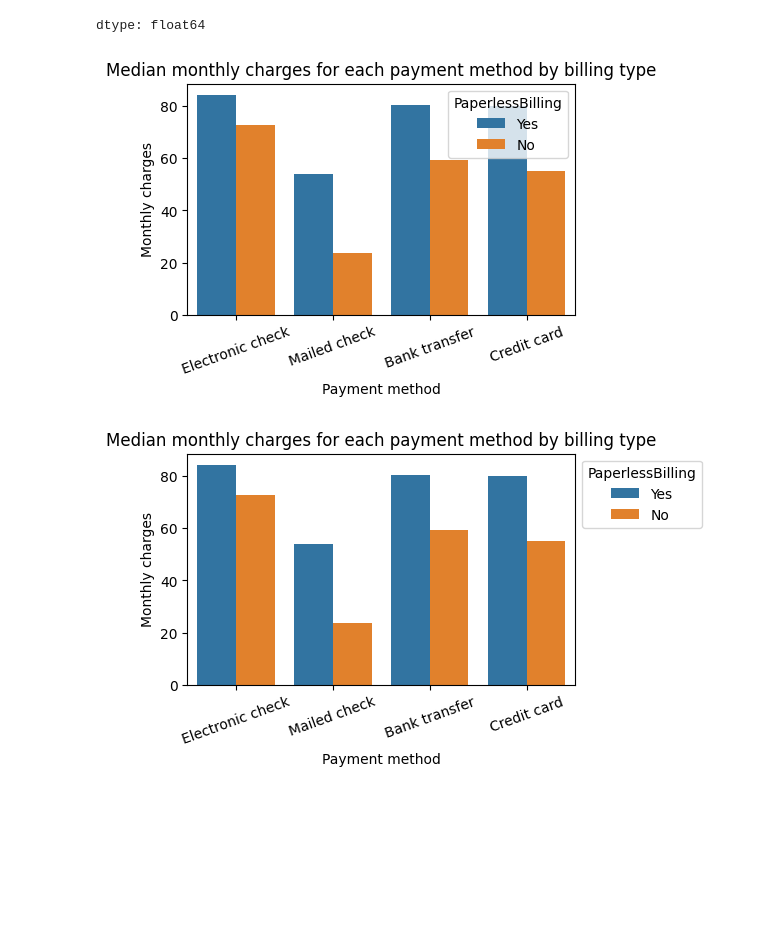
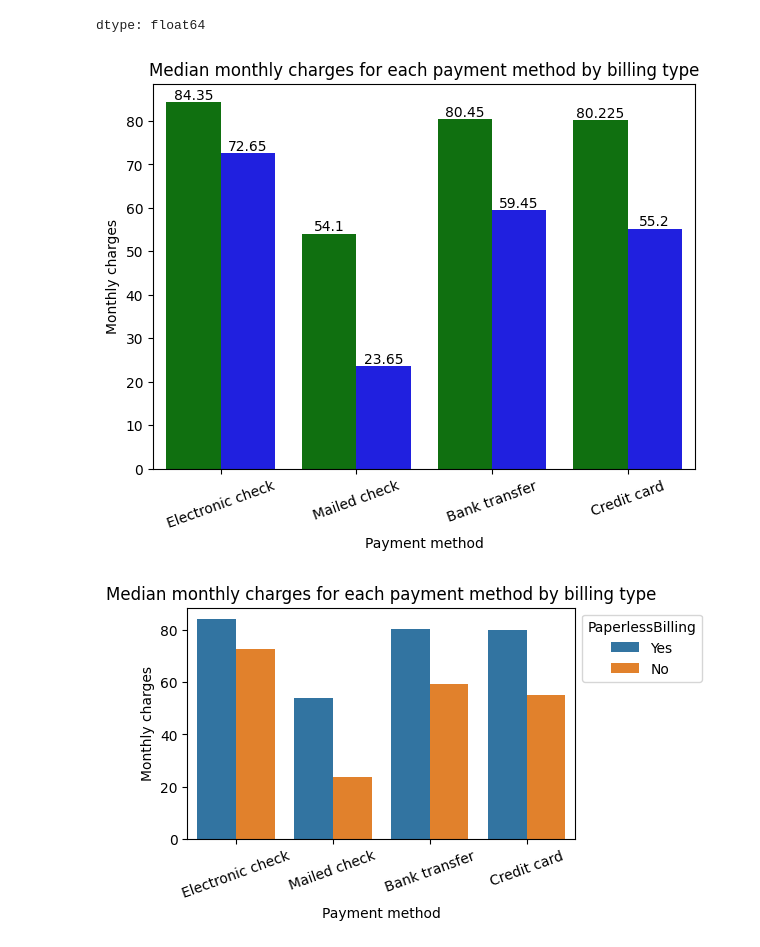
Before and after one commit to gunjanshah80/data_analytics_lab, a Jupyter notebook: Matplotlib_Seaborn_Files/34 Count and bar plots.ipynb, the cells around one changed output. Cells and saved outputs as stored; diff of their text form; code cells hidden in the pictures; blank space fills up the shorter version.

```diff
--- a/Matplotlib_Seaborn_Files/34 Count and bar plots.ipynb
+++ b/Matplotlib_Seaborn_Files/34 Count and bar plots.ipynb
@@ -180,23 +180,29 @@ df.groupby(['PaymentMethod', 'PaperlessBilling'])['MonthlyCharges'].median()
 |  | Yes | 54.100 |
 dtype: float64
 # %%
-plt.figure(figsize = (5, 3))
-sns.barplot(
+plt.figure(figsize = (7, 5))
+ax = sns.barplot(
     data = df,
     x = 'PaymentMethod',
     y = 'MonthlyCharges',
     hue = 'PaperlessBilling',  # breaking down each bar using colours to represent 'PaperlessBilling'
     estimator = 'median',
+    palette=['green', 'blue'],
     errorbar = None,
+    legend=False
 )
+# Add labels
+for container in ax.containers:
+    ax.bar_label(container)
+
 plt.xlabel('Payment method')
 plt.xticks(rotation = 20)
 plt.ylabel('Monthly charges')
 plt.title('Median monthly charges for each payment method by billing type')
 
 plt.show()
 # %% [output]
-[figure, old version]
+[figure, new version]
 # %%
 plt.figure(figsize = (5, 3))
 ax = sns.barplot(  # assigning the plot to a variable so it can be used by sns.move_legend()
```
